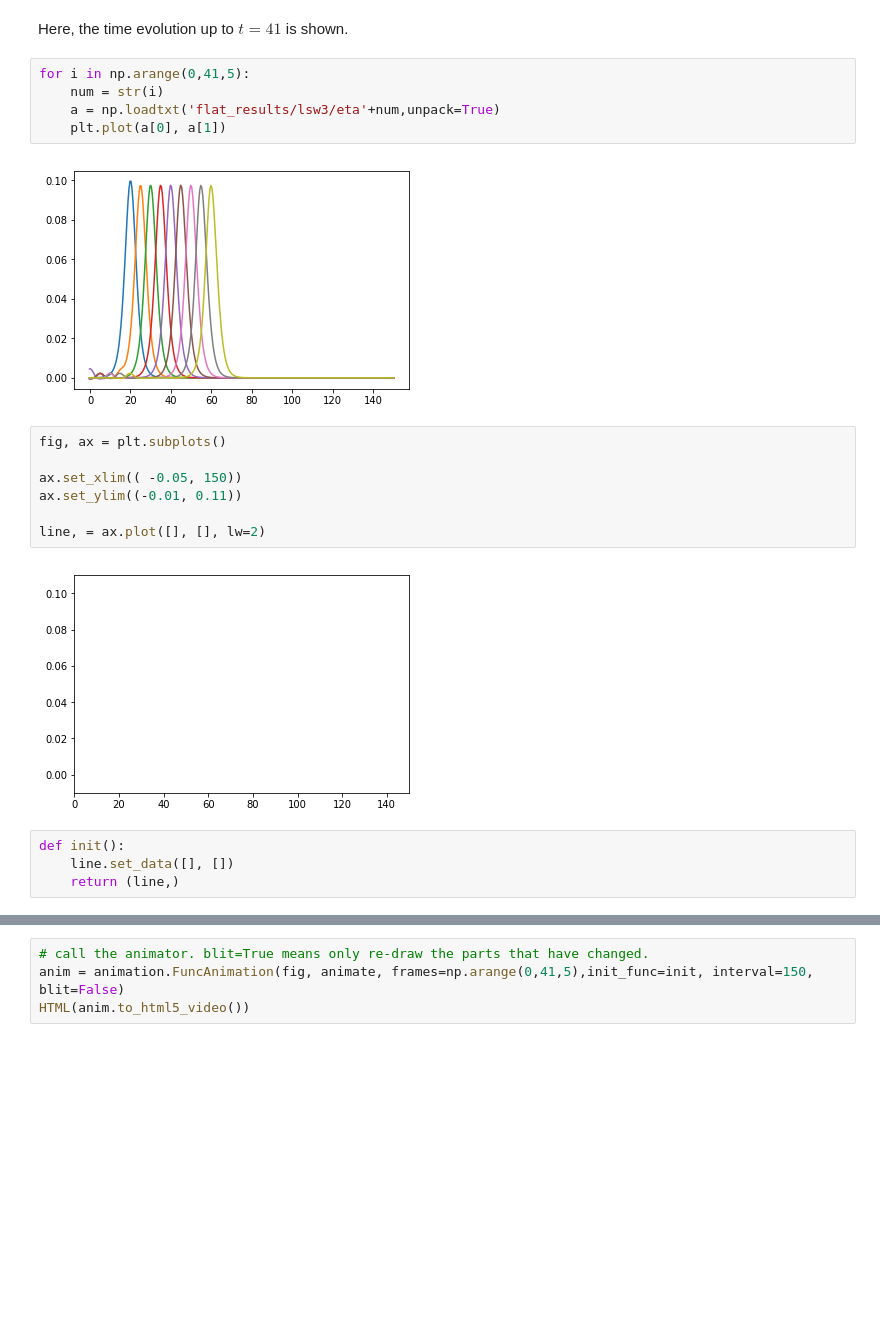
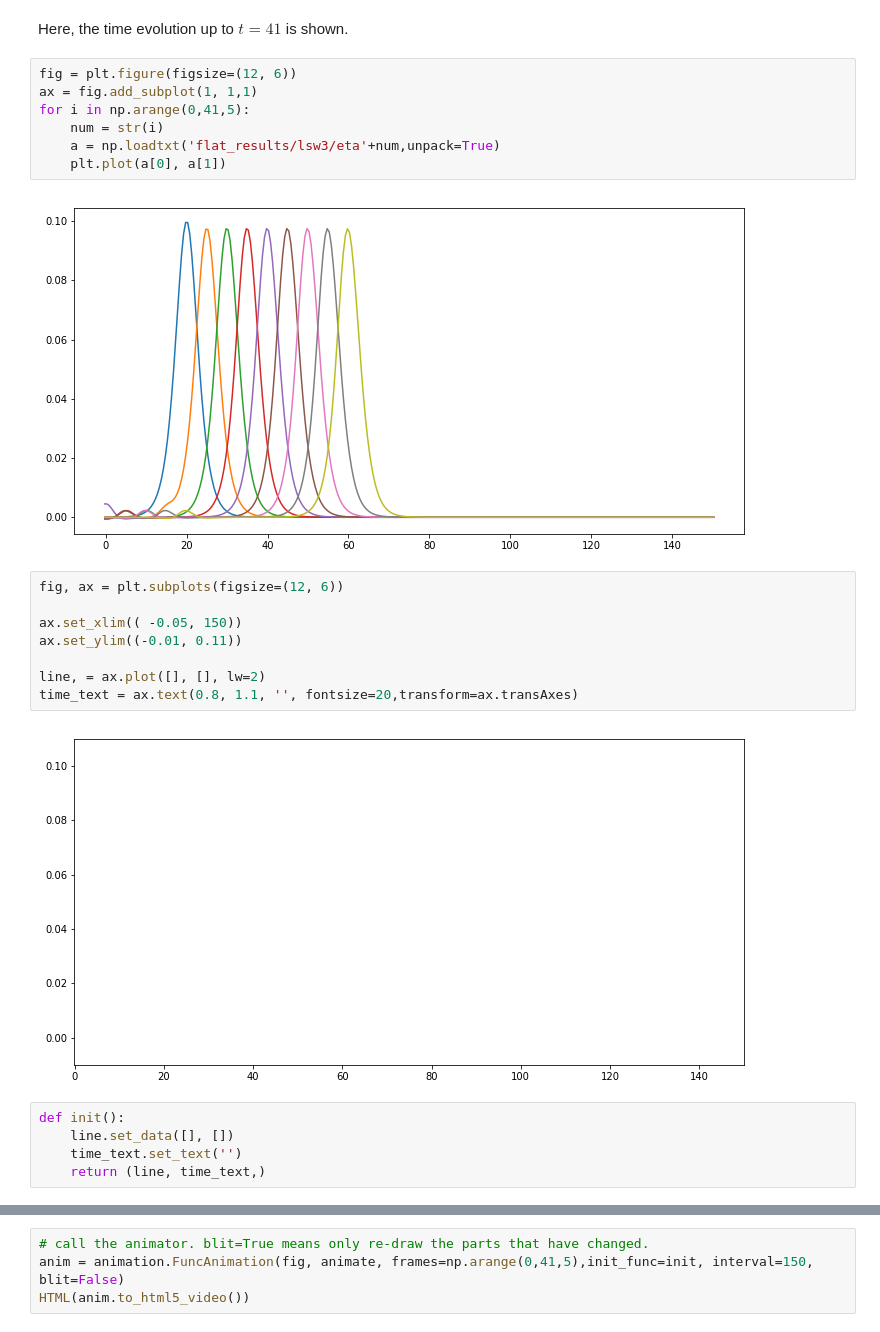
Before and after one commit to Reyna-RT/MEK9320, a Jupyter notebook: Second Assignment results.ipynb, the cells around one changed output, grey strips where cells are left out. Drawn from its saved outputs; the diff is of its cells as text; blank space fills up the shorter version.

```diff
--- a/Second Assignment results.ipynb
+++ b/Second Assignment results.ipynb
@@ -222,25 +237,29 @@ plt.plot(a[0],a[1])
 # %% [markdown]
 Here, the time evolution up to $t = 41$ is shown.
 # %%
+fig = plt.figure(figsize=(12, 6))
+ax = fig.add_subplot(1, 1,1)
 for i in np.arange(0,41,5):
     num = str(i)
     a = np.loadtxt('flat_results/lsw3/eta'+num,unpack=True)
     plt.plot(a[0], a[1])
 # %% [output]
-[figure, old version]
+[figure, new version]
 # %%
-fig, ax = plt.subplots()
+fig, ax = plt.subplots(figsize=(12, 6))
 
 ax.set_xlim(( -0.05, 150))
 ax.set_ylim((-0.01, 0.11))
 
 line, = ax.plot([], [], lw=2)
+time_text = ax.text(0.8, 1.1, '', fontsize=20,transform=ax.transAxes)
 # %% [output]
-[figure, old version]
+[figure, new version]
 # %%
 def init():
     line.set_data([], [])
-    return (line,)
+    time_text.set_text('')
+    return (line, time_text,)
 # %%
 def animate(i):
     num = str(i)
```
Also changed, not shown: parts of 48 cells of this notebook.
